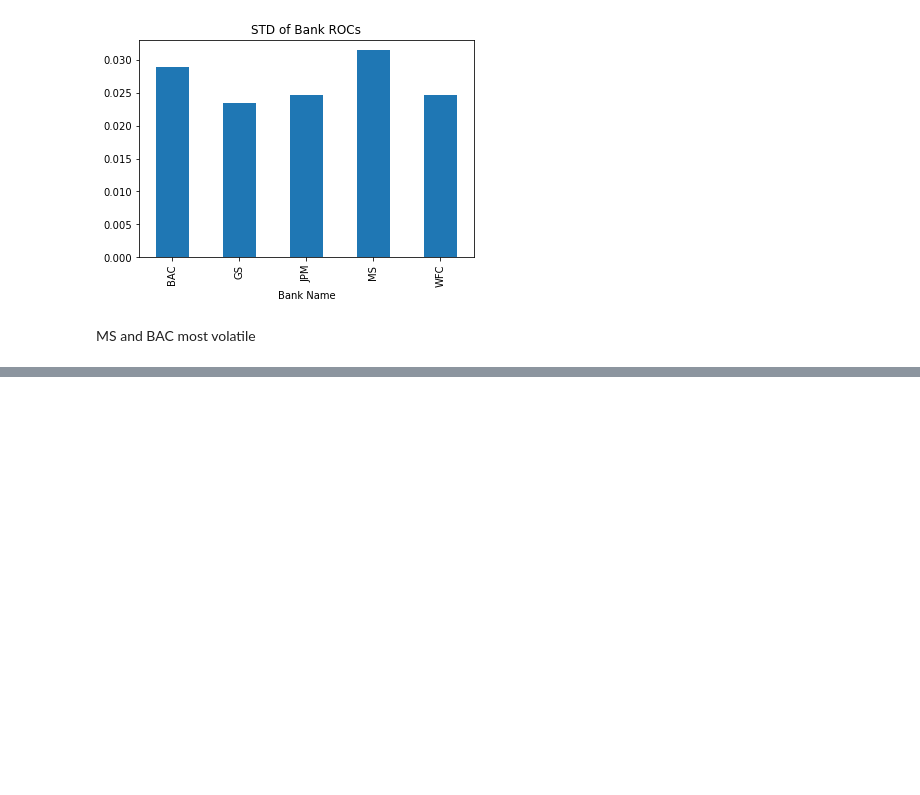
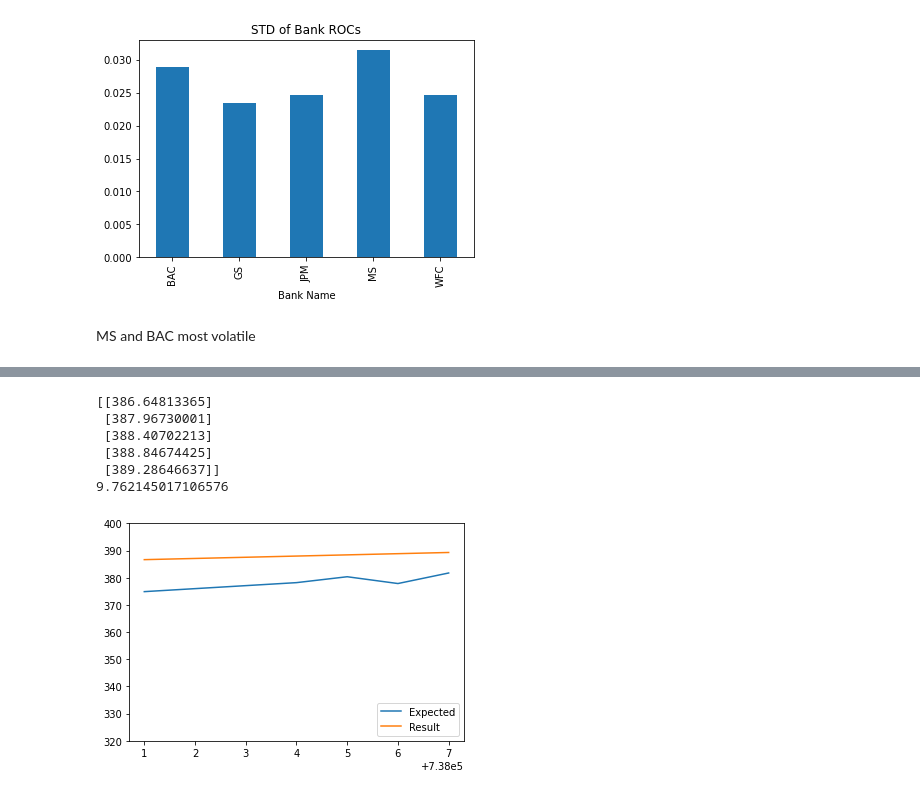
Before and after one commit to illeanz/w1challenge, a Jupyter notebook: w1 data challenge.ipynb, the cells around one changed output, grey strips where cells are left out. Saved outputs shown, nothing was run; the diff lists cells and outputs as text; code cells hidden in the pictures; blank space fills up the shorter version.

```diff
--- a/w1 data challenge.ipynb
+++ b/w1 data challenge.ipynb
@@ -140,0 +200,29 @@ MS and BAC most volatile
+# %%
+model_lr = LinearRegression(fit_intercept=True, normalize=True).fit(X_train, y_train)
+y_pred_lr_train = model_lr.predict(X_train)
+y_pred_lr_val = model_lr.predict(X_val)
+
+print(y_pred_lr_val)
+
+# Root mean square validation error
+va_err_lr = mean_squared_error(y_val, y_pred_lr_val, squared=False)
+print(va_err_lr)
+
+# Plot validation results
+fig, ax = plt.subplots()
+ax.plot(X_val, y_val, label = 'Expected')
+ax.plot(X_val, y_pred_lr_val, label = 'Result')
+ax.legend(loc="lower right")
+
+plt.ylim([320, 400])
+
+model_lr = LinearRegression(fit_intercept=True, normalize=True).fit(X_trainf, y_trainf)
+y_pred_lr_test = model_lr.predict(X_test)
+# %% [output]
+[[386.64813365]
+ [387.96730001]
+ [388.40702213]
+ [388.84674425]
+ [389.28646637]]
+9.762145017106576
+[figure, added]
```
Also changed, not shown: parts of 6 cells of this notebook.
